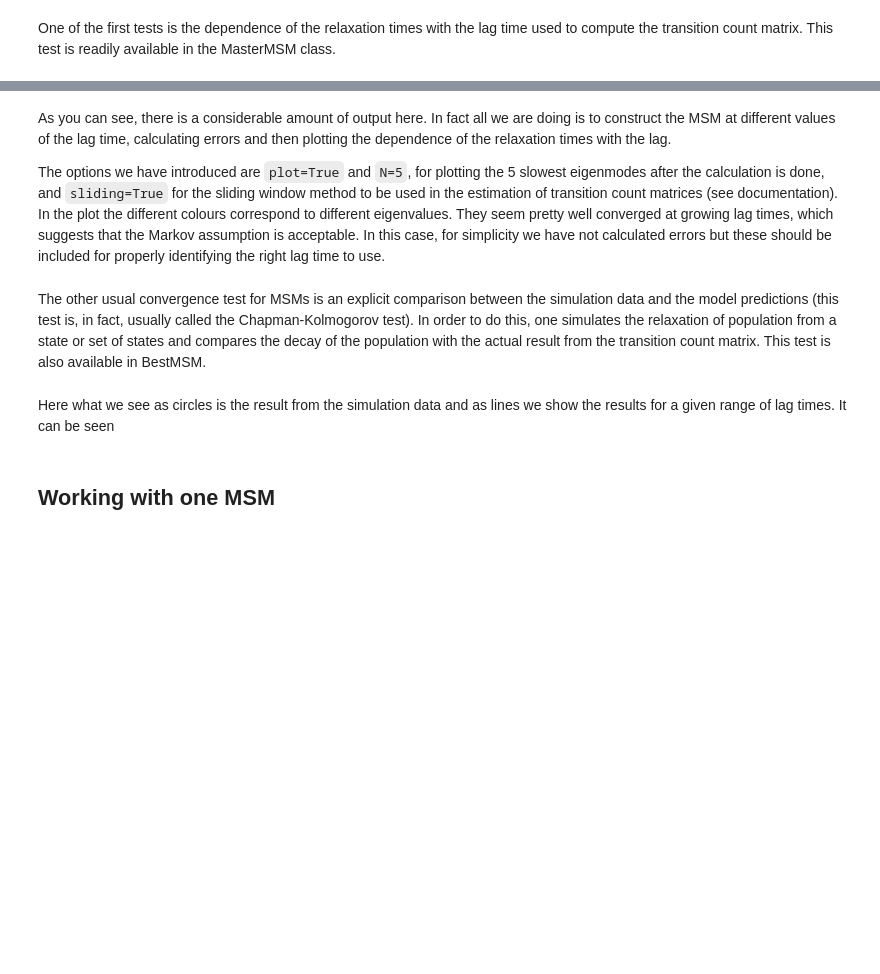
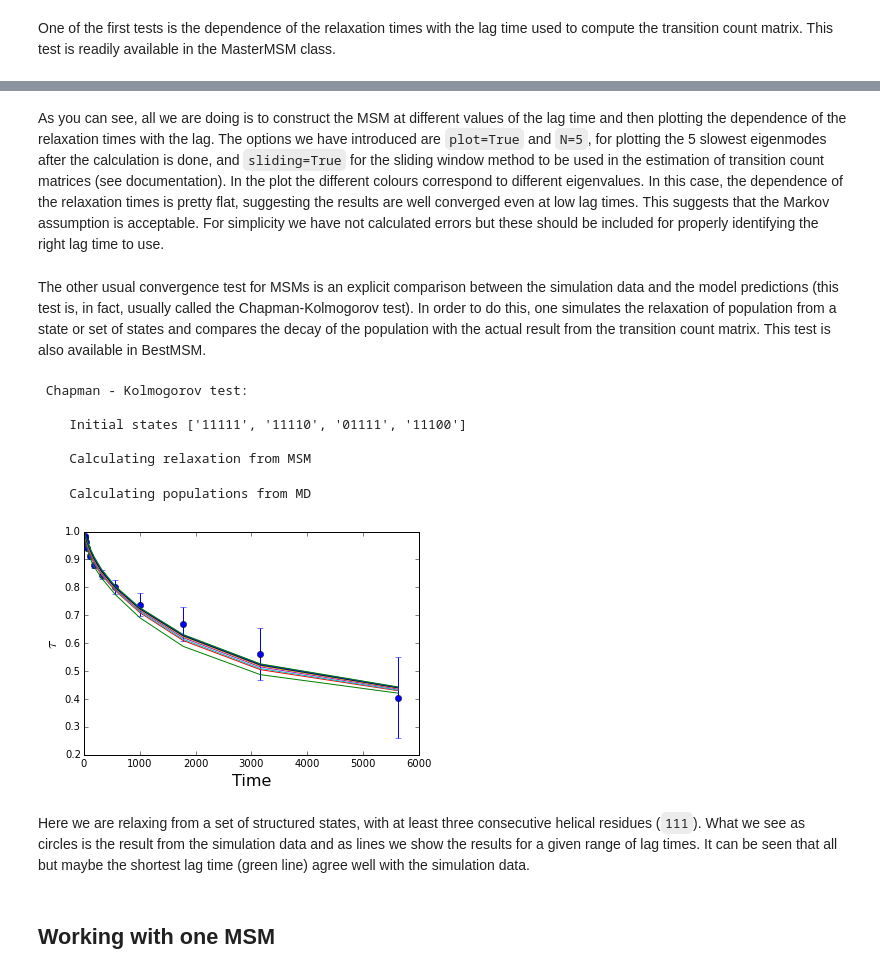
Before and after one commit to daviddesancho/BestMSM, a Jupyter notebook: example/ala5_example.ipynb, the cells around one changed output, grey strips where cells are left out. Saved outputs shown, nothing was run; the diff lists cells and outputs as text; code cells hidden in the pictures; blank space fills up the shorter version.

```diff
--- a/example/ala5_example.ipynb
+++ b/example/ala5_example.ipynb
@@ -96,13 +124,19 @@ msm_ala5.convergence_test(plot=True, N=5, error=False, sliding=True)
 # %% [markdown]
-As you can see, there is a considerable amount of output here. In fact all we are doing is to construct the MSM at different values of the lag time, calculating errors and then plotting the dependence of the relaxation times with the lag.
-
-The options we have introduced are `plot=True` and `N=5`, for plotting the 5 slowest eigenmodes after the calculation is done, and `sliding=True` for the sliding window method to be used in the estimation of transition count matrices (see documentation). In the plot the different colours correspond to different eigenvalues. They seem pretty well converged at growing lag times, which suggests that the Markov assumption is acceptable. In this case, for simplicity we have not calculated errors but these should be included for properly identifying the right lag time to use.
+As you can see, all we are doing is to construct the MSM at different values of the lag time and then plotting the dependence of the relaxation times with the lag. The options we have introduced are `plot=True` and `N=5`, for plotting the 5 slowest eigenmodes after the calculation is done, and `sliding=True` for the sliding window method to be used in the estimation of transition count matrices (see documentation). In the plot the different colours correspond to different eigenvalues. In this case, the dependence of the relaxation times is pretty flat, suggesting the results are well converged even at low lag times. This suggests that the Markov assumption is acceptable. For simplicity we have not calculated errors but these should be included for properly identifying the right lag time to use.
 # %% [markdown]
 The other usual convergence test for MSMs is an explicit comparison between the simulation data and the model predictions (this test is, in fact, usually called the Chapman-Kolmogorov test). In order to do this, one simulates the relaxation of population from a state or set of states and compares the decay of the population with the actual result from the transition count matrix. This test is also available in BestMSM.
 # %%
-msm_ala5.chapman_kolmogorov(init=['00000'], sliding=True, plot=True)
+msm_ala5.chapman_kolmogorov(init=['11111', '11110', '01111', '11100'], sliding=True, plot=True)
+# %% [output]
+ Chapman - Kolmogorov test:
+
+    Initial states ['11111', '11110', '01111', '11100']
+
+    Calculating relaxation from MSM
+    Calculating populations from MD
+[figure, added]
 # %% [markdown]
-Here what we see as circles is the result from the simulation data and as lines we show the results for a given range of lag times. It can be seen
+Here we are relaxing from a set of structured states, with at least three consecutive helical residues (`111`). What we see as circles is the result from the simulation data and as lines we show the results for a given range of lag times. It can be seen that all but maybe the shortest lag time (green line) agree well with the simulation data.
 # %% [markdown]
 ## Working with one MSM
 # %% [markdown]
```
Also changed, not shown: parts of 8 cells of this notebook.
